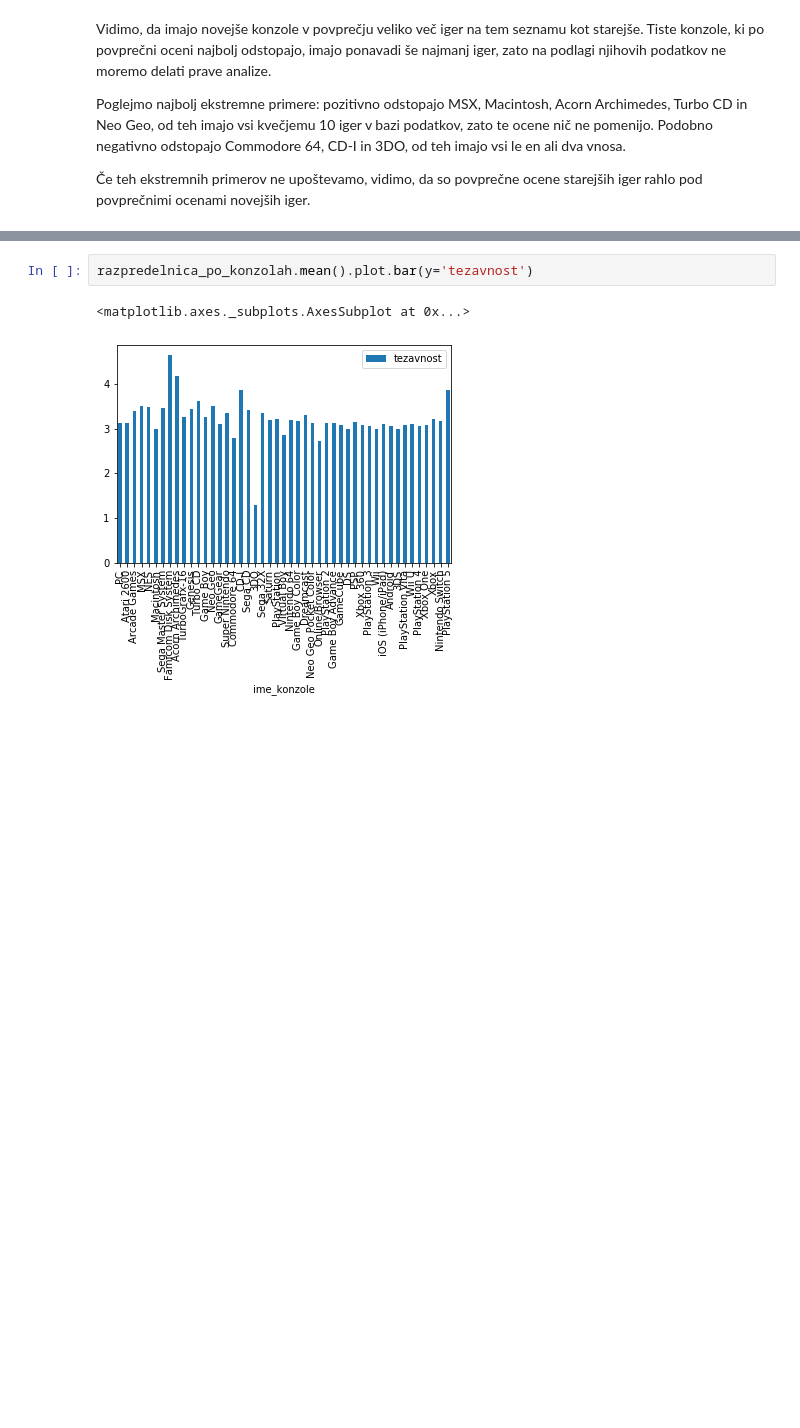
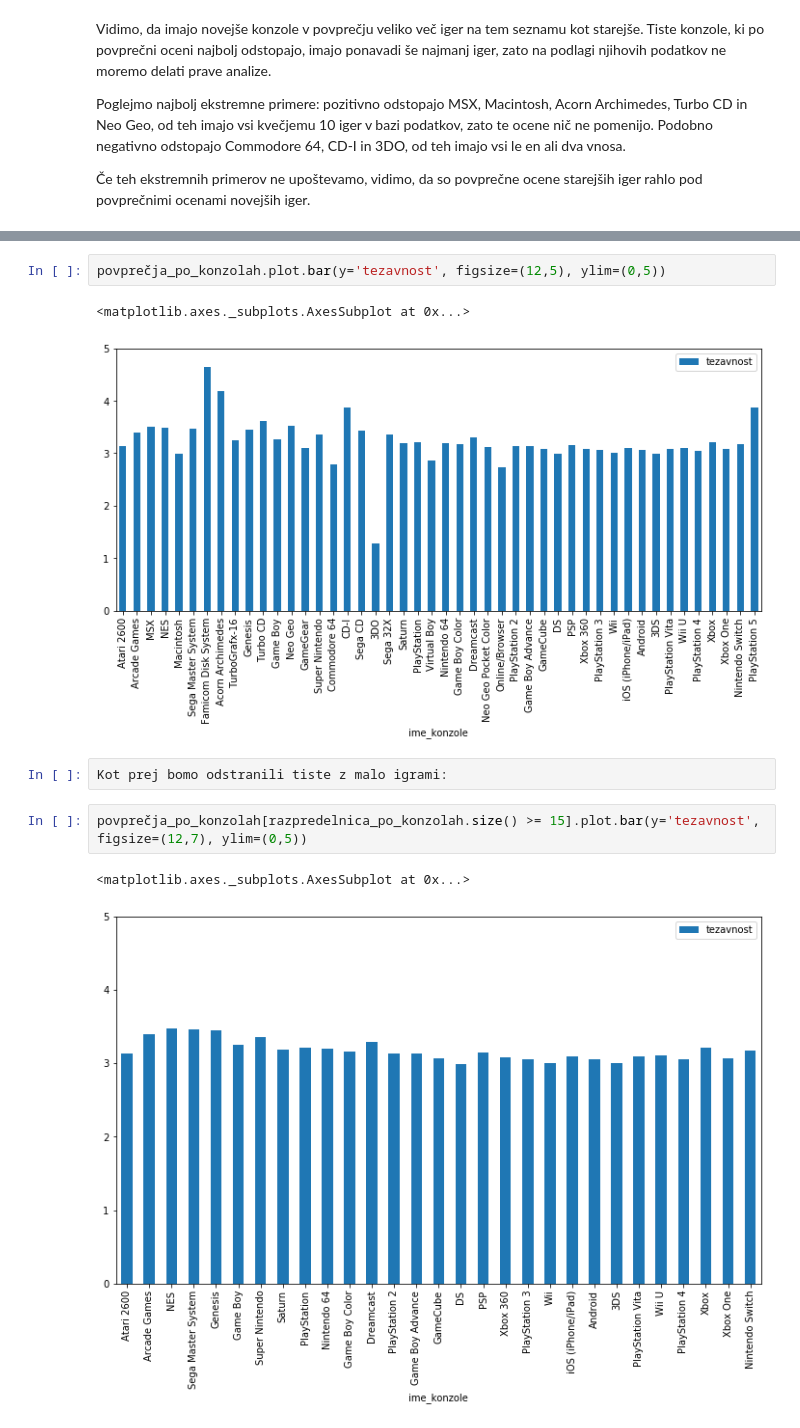
Before and after one commit to TGlinsek/Primerjava-znanih-videoiger, a Jupyter notebook: analiza_podatkov/analiza_iger.ipynb, the cells around one changed output, grey strips where cells are left out. Saved outputs shown, nothing was run; the diff lists cells and outputs as text; blank space fills up the shorter version.

```diff
--- a/analiza_podatkov/analiza_iger.ipynb
+++ b/analiza_podatkov/analiza_iger.ipynb
@@ -205,5 +248,12 @@ Poglejmo še težavnosti:
 # %%
-razpredelnica_po_konzolah.mean().plot.bar(y='tezavnost')
+povprečja_po_konzolah.plot.bar(y='tezavnost', figsize=(12,5), ylim=(0,5))
 # %% [output]
 <matplotlib.axes._subplots.AxesSubplot at 0x...>
-[figure, old version]
+[figure, new version]
+# %%
+Kot prej bomo odstranili tiste z malo igrami:
+# %%
+povprečja_po_konzolah[razpredelnica_po_konzolah.size() >= 15].plot.bar(y='tezavnost', figsize=(12,7), ylim=(0,5))
+# %% [output]
+<matplotlib.axes._subplots.AxesSubplot at 0x...>
+[figure, added]
```
Also changed, not shown: parts of 36 cells of this notebook, 1 other file.
